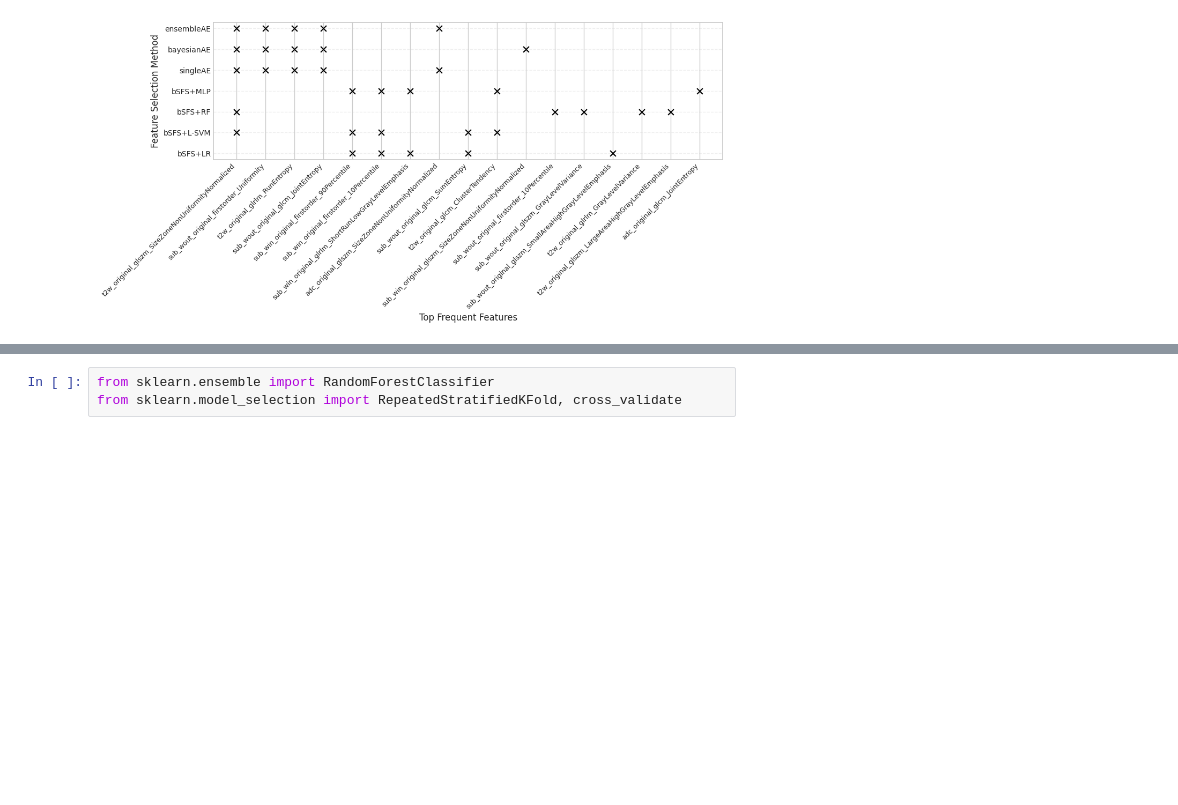
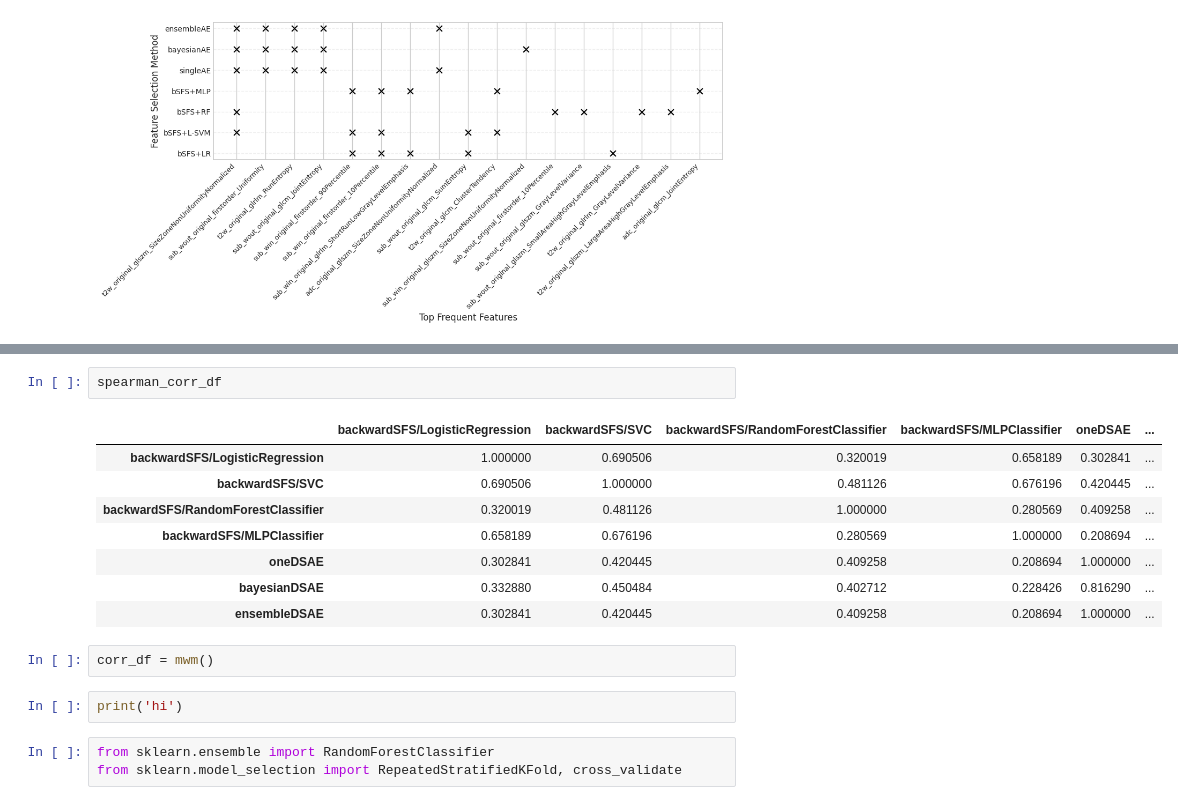
Before and after one commit to sithin-int/autoencoder, a Jupyter notebook: notebooks/stability_analysis.ipynb, the cells around one changed output, grey strips where cells are left out. Cells and saved outputs as stored; diff of their text form; blank space fills up the shorter version.

```diff
--- a/notebooks/stability_analysis.ipynb
+++ b/notebooks/stability_analysis.ipynb
@@ -282,3 +331,18 @@ plt.show()
+# %%
+spearman_corr_df
+# %% [output]
+|  | backwardSFS/LogisticRegression | backwardSFS/SVC | backwardSFS/RandomForestClassifier | backwardSFS/MLPClassifier | oneDSAE | ... |
+| backwardSFS/LogisticRegression | 1.000000 | 0.690506 | 0.320019 | 0.658189 | 0.302841 | ... |
+| backwardSFS/SVC | 0.690506 | 1.000000 | 0.481126 | 0.676196 | 0.420445 | ... |
+| backwardSFS/RandomForestClassifier | 0.320019 | 0.481126 | 1.000000 | 0.280569 | 0.409258 | ... |
+| backwardSFS/MLPClassifier | 0.658189 | 0.676196 | 0.280569 | 1.000000 | 0.208694 | ... |
+| oneDSAE | 0.302841 | 0.420445 | 0.409258 | 0.208694 | 1.000000 | ... |
+| bayesianDSAE | 0.332880 | 0.450484 | 0.402712 | 0.228426 | 0.816290 | ... |
+| ensembleDSAE | 0.302841 | 0.420445 | 0.409258 | 0.208694 | 1.000000 | ... |
+# %%
+corr_df = mwm()
+# %%
+print('hi')
 # %%
 from sklearn.ensemble import RandomForestClassifier
 from sklearn.model_selection import RepeatedStratifiedKFold, cross_validate
```
Also changed, not shown: parts of 3 cells of this notebook.
